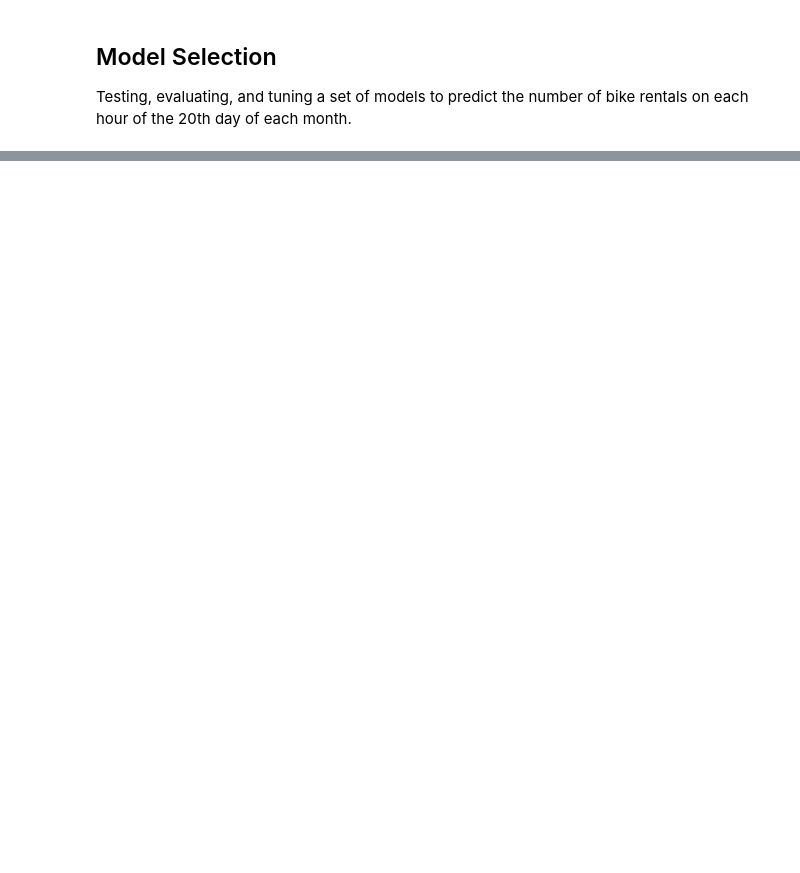
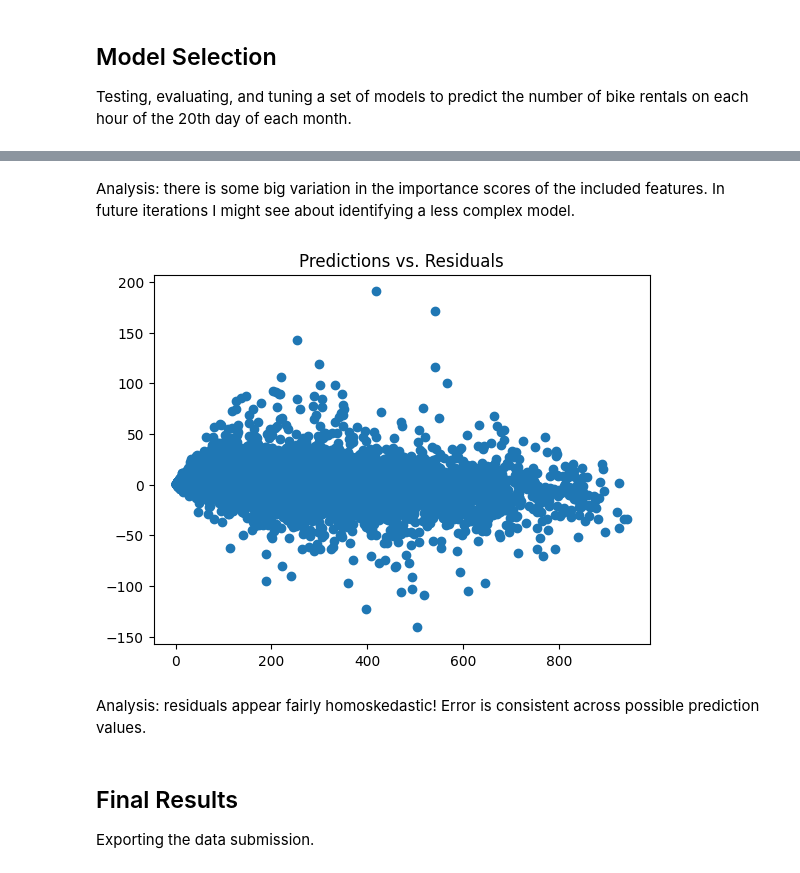
Before and after one commit to jamann246/bike-kaggle, a Jupyter notebook: model-selection.ipynb, the cells around one changed output, grey strips where cells are left out. Cells and saved outputs as stored; diff of their text form; code cells hidden in the pictures; blank space fills up the shorter version.

```diff
--- a/model-selection.ipynb
+++ b/model-selection.ipynb
@@ -58,0 +72,4 @@ for key in models.keys():
+# %%
+# training the model
+model = RandomForestRegressor(random_state=24, oob_score=True)
+model.fit(x_train, y_train)
@@ -58,0 +78,4 @@ for key in models.keys():
+# %%
+# making predictions for both datasets
+train_predictions = model.predict(x_train)
+test_predictions = model.predict(x_test)
@@ -58,0 +121,16 @@ for key in models.keys():
+# %% [markdown]
+Analysis: there is some big variation in the importance scores of the included features. In future iterations I might see about identifying a less complex model.
+# %%
+# checking residuals
+train_residuals = train_predictions - y_train
+
+plt.scatter(train_predictions, train_residuals)
+plt.title("Predictions vs. Residuals")
+plt.show()
+# %% [output]
+[figure, added]
+# %% [markdown]
+Analysis: residuals appear fairly homoskedastic! Error is consistent across possible prediction values.
+# %% [markdown]
+## Final Results
+Exporting the data submission.
```
Also changed, not shown: parts of 15 cells of this notebook, 1 other file.
